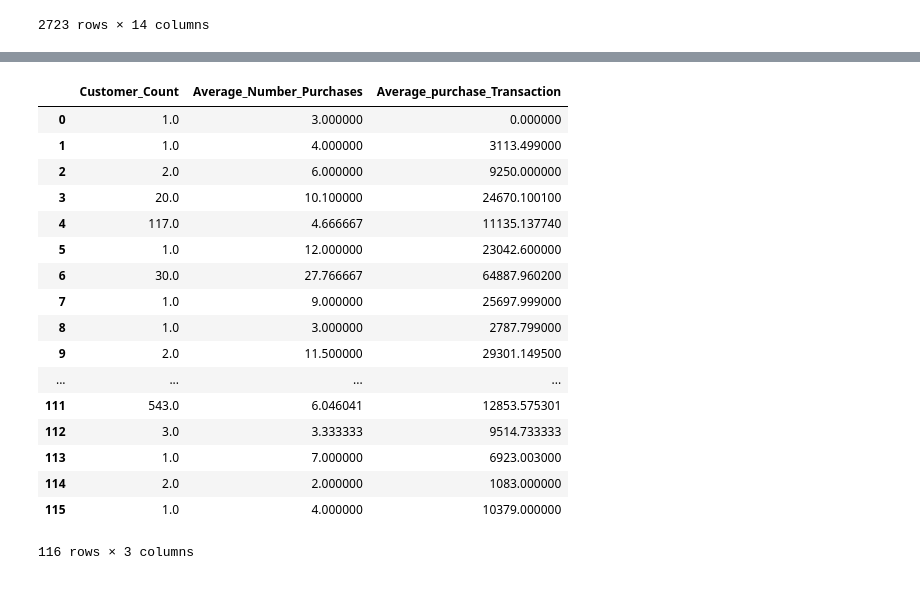
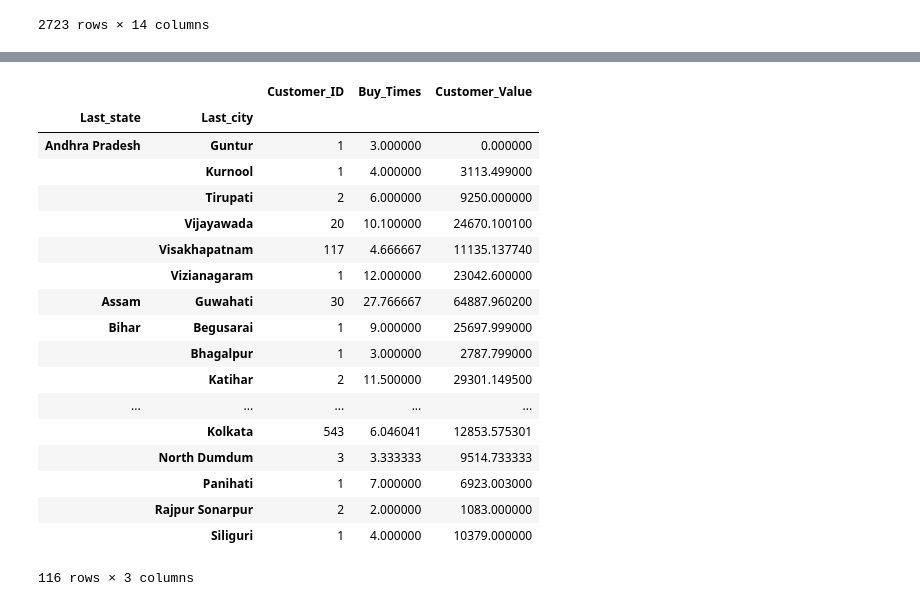
Before and after one commit to sandeep-a-pradhan/Python_DataScience, a Jupyter notebook: sandeep.a.pradhan@outlook.com_Pandas Case Study-1.ipynb, the cells around one changed output, grey strips where cells are left out. Cells and saved outputs as stored; diff of their text form; code cells hidden in the pictures.

```diff
--- a/sandeep.a.pradhan@outlook.com_Pandas Case Study-1.ipynb
+++ b/sandeep.a.pradhan@outlook.com_Pandas Case Study-1.ipynb
@@ -221,21 +232,24 @@ Average_purchase_Transaction = customer['Customer_Value'].groupby([customer.Last
-# %%
-pd.DataFrame(pd.concat([Customer_Count,Average_Number_Purchases,Average_purchase_Transaction],axis = 1).values,columns = ['Customer_Count','Average_Number_Purchases','Average_purchase_Transaction'])
-# %% [output]
-|  | Customer_Count | Average_Number_Purchases | Average_purchase_Transaction |
-| 0 | 1.0 | 3.000000 | 0.000000 |
-| 1 | 1.0 | 4.000000 | 3113.499000 |
-| 2 | 2.0 | 6.000000 | 9250.000000 |
-| 3 | 20.0 | 10.100000 | 24670.100100 |
-| 4 | 117.0 | 4.666667 | 11135.137740 |
-| 5 | 1.0 | 12.000000 | 23042.600000 |
-| 6 | 30.0 | 27.766667 | 64887.960200 |
-| 7 | 1.0 | 9.000000 | 25697.999000 |
-| 8 | 1.0 | 3.000000 | 2787.799000 |
-| 9 | 2.0 | 11.500000 | 29301.149500 |
-| ... | ... | ... | ... |
-| 111 | 543.0 | 6.046041 | 12853.575301 |
-| 112 | 3.0 | 3.333333 | 9514.733333 |
-| 113 | 1.0 | 7.000000 | 6923.003000 |
-| 114 | 2.0 | 2.000000 | 1083.000000 |
-| 115 | 1.0 | 4.000000 | 10379.000000 |
-116 rows × 3 columns
+# %%
+#customer[['Last_state','Last_city','Customer_ID']].groupby(['Last_state','Last_city']).count()
+#customer[['Last_state','Last_city','Buy_Times']].groupby(['Last_state','Last_city']).mean()
+pd.concat([customer[['Last_state','Last_city','Customer_ID']].groupby(['Last_state','Last_city']).count(),customer[['Last_state','Last_city','Buy_Times']].groupby(['Last_state','Last_city']).mean(),customer[['Last_state','Last_city','Customer_Value']].groupby(['Last_state','Last_city']).mean()],axis =1)
+# %% [output]
+|  |  | Customer_ID | Buy_Times | Customer_Value |
+| Last_state | Last_city |  |  |  |
+| Andhra Pradesh | Guntur | 1 | 3.000000 | 0.000000 |
+|  | Kurnool | 1 | 4.000000 | 3113.499000 |
+|  | Tirupati | 2 | 6.000000 | 9250.000000 |
+|  | Vijayawada | 20 | 10.100000 | 24670.100100 |
+|  | Visakhapatnam | 117 | 4.666667 | 11135.137740 |
+|  | Vizianagaram | 1 | 12.000000 | 23042.600000 |
+| Assam | Guwahati | 30 | 27.766667 | 64887.960200 |
+| Bihar | Begusarai | 1 | 9.000000 | 25697.999000 |
+|  | Bhagalpur | 1 | 3.000000 | 2787.799000 |
+|  | Katihar | 2 | 11.500000 | 29301.149500 |
+| ... | ... | ... | ... | ... |
+|  | Kolkata | 543 | 6.046041 | 12853.575301 |
+|  | North Dumdum | 3 | 3.333333 | 9514.733333 |
+|  | Panihati | 1 | 7.000000 | 6923.003000 |
+|  | Rajpur Sonarpur | 2 | 2.000000 | 1083.000000 |
+|  | Siliguri | 1 | 4.000000 | 10379.000000 |
+116 rows × 3 columns
```
Also changed, not shown: parts of 13 cells of this notebook, 1 other file.
